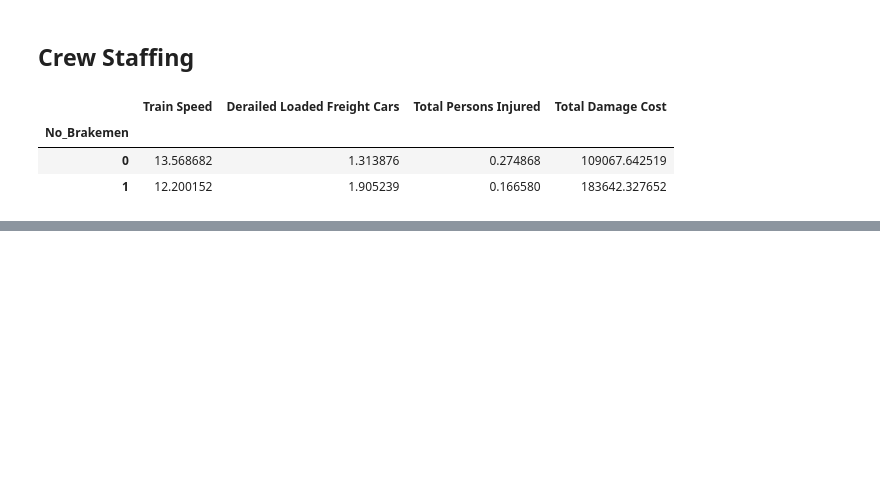
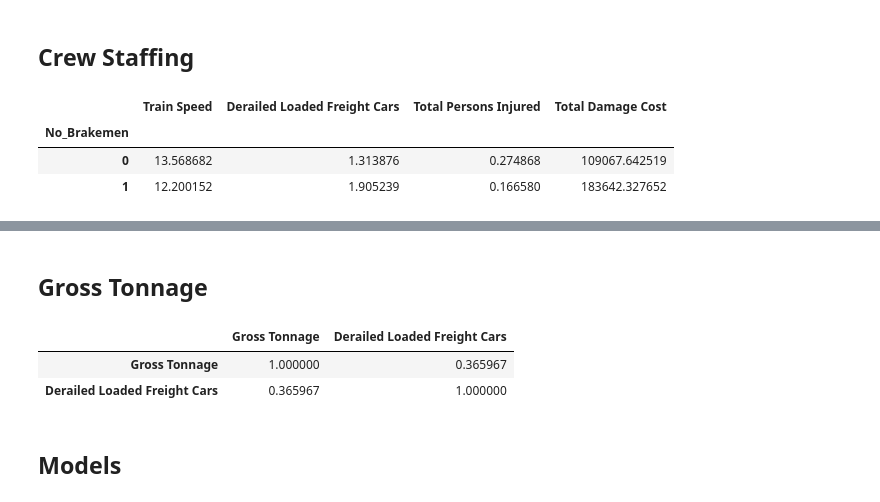
Before and after one commit to TimothyHHMai/rail-risk-census-analysis-521, a Jupyter notebook: notebooks/total_cost_eda.ipynb, the cells around one changed output, grey strips where cells are left out. Cells and saved outputs as stored; diff of their text form; code cells hidden in the pictures; blank space fills up the shorter version.

Commit message:
models

```diff
--- a/notebooks/eda2.ipynb
+++ b/notebooks/total_cost_eda.ipynb
@@ -175,0 +204,5 @@ Name: Total Damage Cost, dtype: float64
+# %%
+# (Subjective) At least 3 is considered "bad weather"
+
+corr_df["Bad_Weather"] = corr_df["Weather Condition Code"].isin([3, 4, 5, 6])
+corr_df.groupby("Bad_Weather")["Derailed Loaded Freight Cars"].mean()
@@ -236,0 +372,10 @@ corr_df.groupby("No_Brakemen")[[
+# %% [markdown]
+## Gross Tonnage
+# %%
+corr_df[["Gross Tonnage", "Derailed Loaded Freight Cars"]].corr()
+# %% [output]
+|  | Gross Tonnage | Derailed Loaded Freight Cars |
+| Gross Tonnage | 1.000000 | 0.365967 |
+| Derailed Loaded Freight Cars | 0.365967 | 1.000000 |
+# %% [markdown]
+## Models
```
Also changed, not shown: parts of 20 cells of this notebook.
